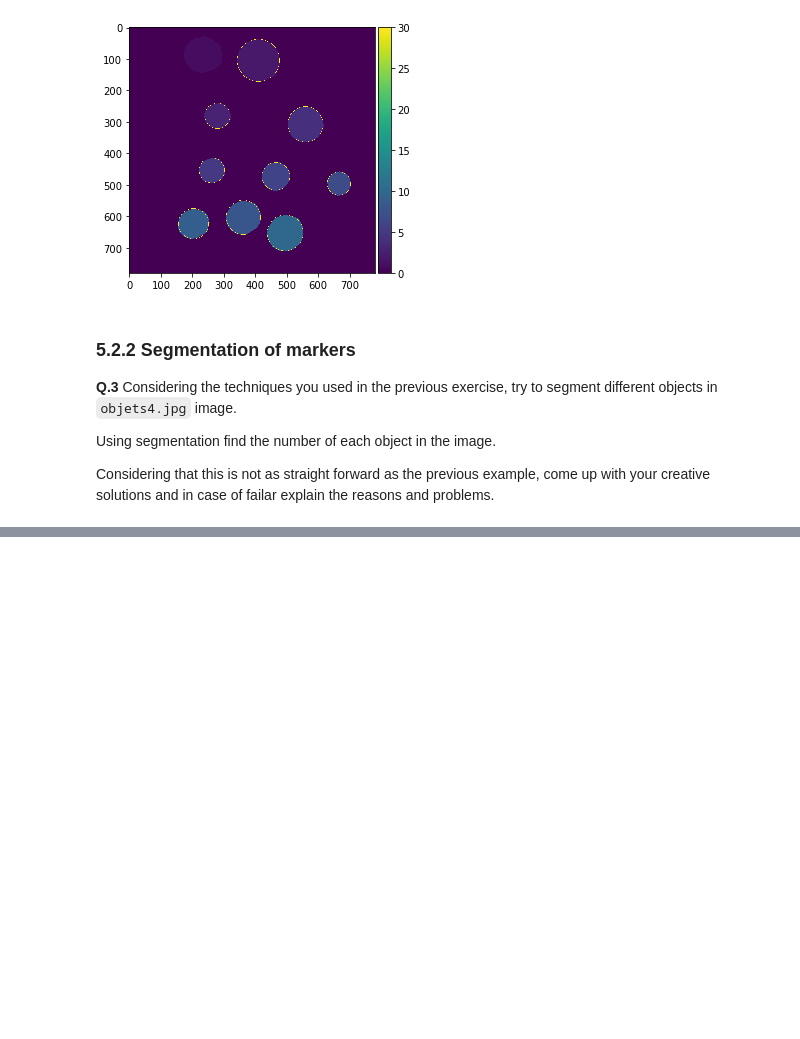
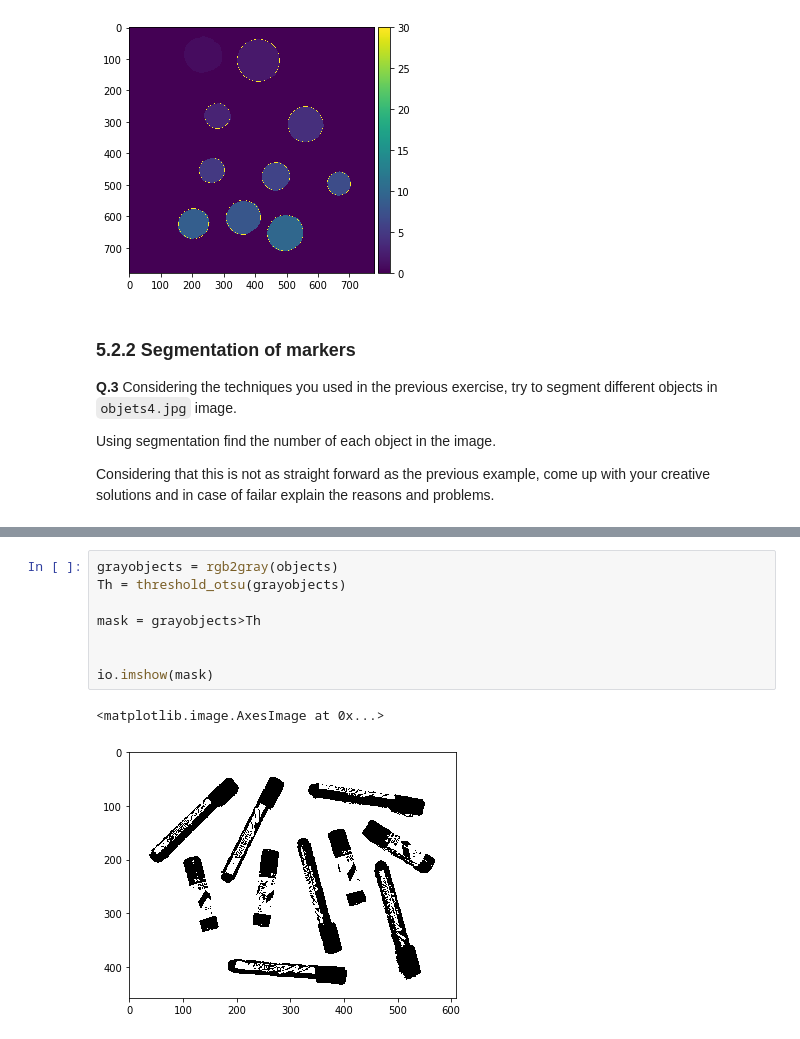
Before and after one commit to Kivo0/B31XB-IIP-TP-1718, a Jupyter notebook: 5-morpho-segmentation/5-morpho-segmentation.ipynb, the cells around one changed output, grey strips where cells are left out. Saved outputs shown, nothing was run; the diff lists cells and outputs as text; blank space fills up the shorter version.

```diff
--- a/5-morpho-segmentation/5-morpho-segmentation.ipynb
+++ b/5-morpho-segmentation/5-morpho-segmentation.ipynb
@@ -258,0 +272,11 @@ Considering that this is not as straight forward as the previous example, come u
+# %%
+grayobjects = rgb2gray(objects)
+Th = threshold_otsu(grayobjects)
+
+mask = grayobjects>Th
+
+
+io.imshow(mask)
+# %% [output]
+<matplotlib.image.AxesImage at 0x...>
+[figure, added]
```
Also changed, not shown: parts of 9 cells of this notebook, 2 other files.
